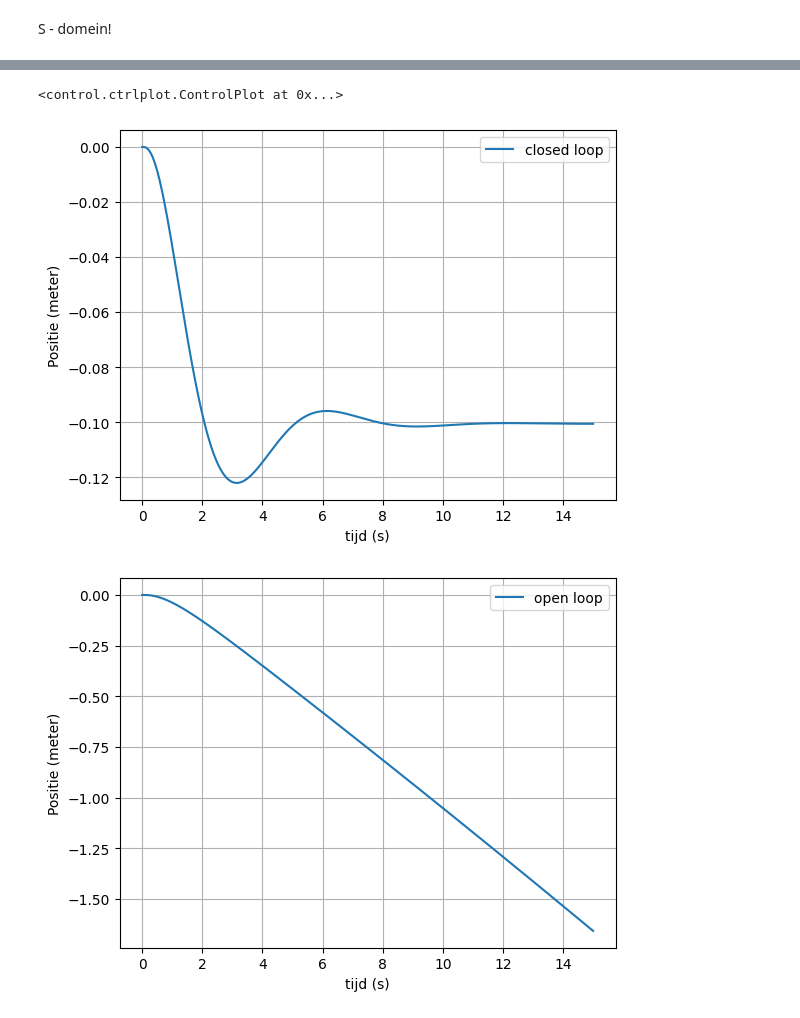
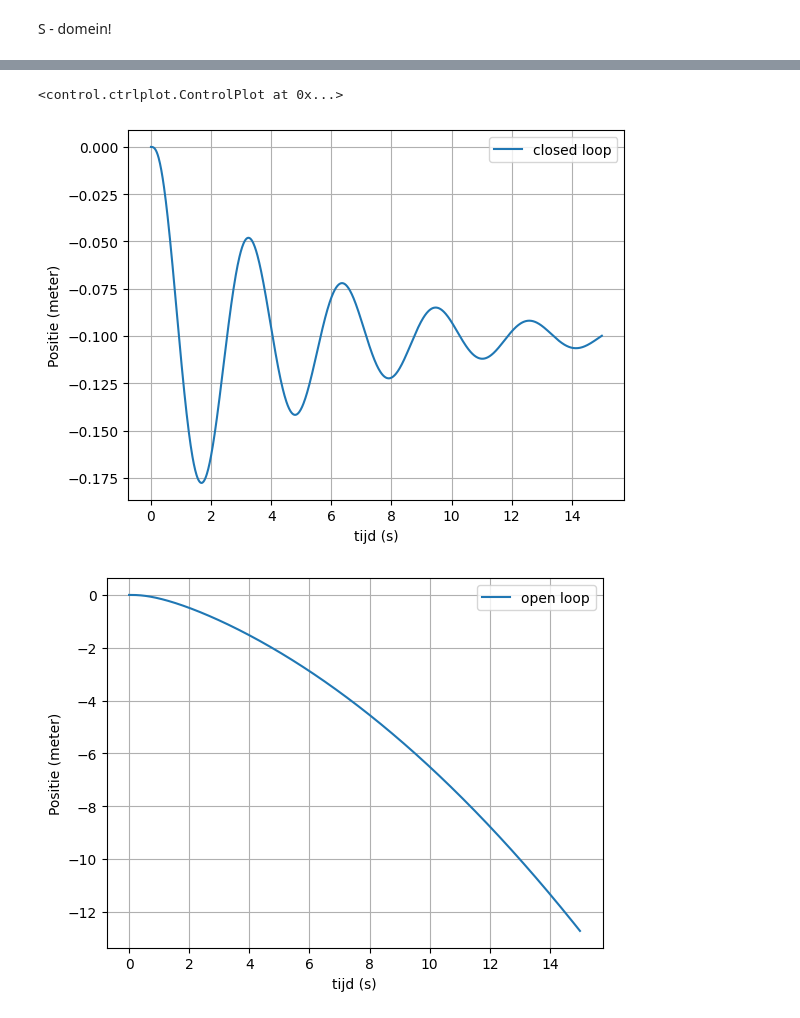
Before and after one commit to TijnAltenaAO/PID, a Jupyter notebook: BallBeam-1B-simulation.ipynb, the cells around one changed output, grey strips where cells are left out. Cells and saved outputs as stored; diff of their text form; code cells hidden in the pictures.

```diff
--- a/BallBeam-1B-simulation.ipynb
+++ b/BallBeam-1B-simulation.ipynb
@@ -318,9 +318,9 @@ K = 4.4
 T = 0.8
 
 # redelijk
-Kp = 0.01 # deze op 0 geeft een integrator met kd = 1
+Kp = 1 # deze op 0 geeft een integrator met kd = 1
 Ki = 0
-Kd = 1.5
+Kd = 5
 
 H_pid = Kp + Ki/s + Kd*s
 
@@ -396,8 +396,8 @@ Outputs (1): ['y[0]']
 ... (7 lines left out)
              6.702
   ---------------------------
   s^4 + 8.393 s^3 + 8.929 s^2
 Wel zero^
 <control.ctrlplot.ControlPlot at 0x...>
-[figure, old version]
+[figure, new version]
-[figure, old version]
+[figure, new version]
```
Also changed, not shown: parts of 1 cell of this notebook.
